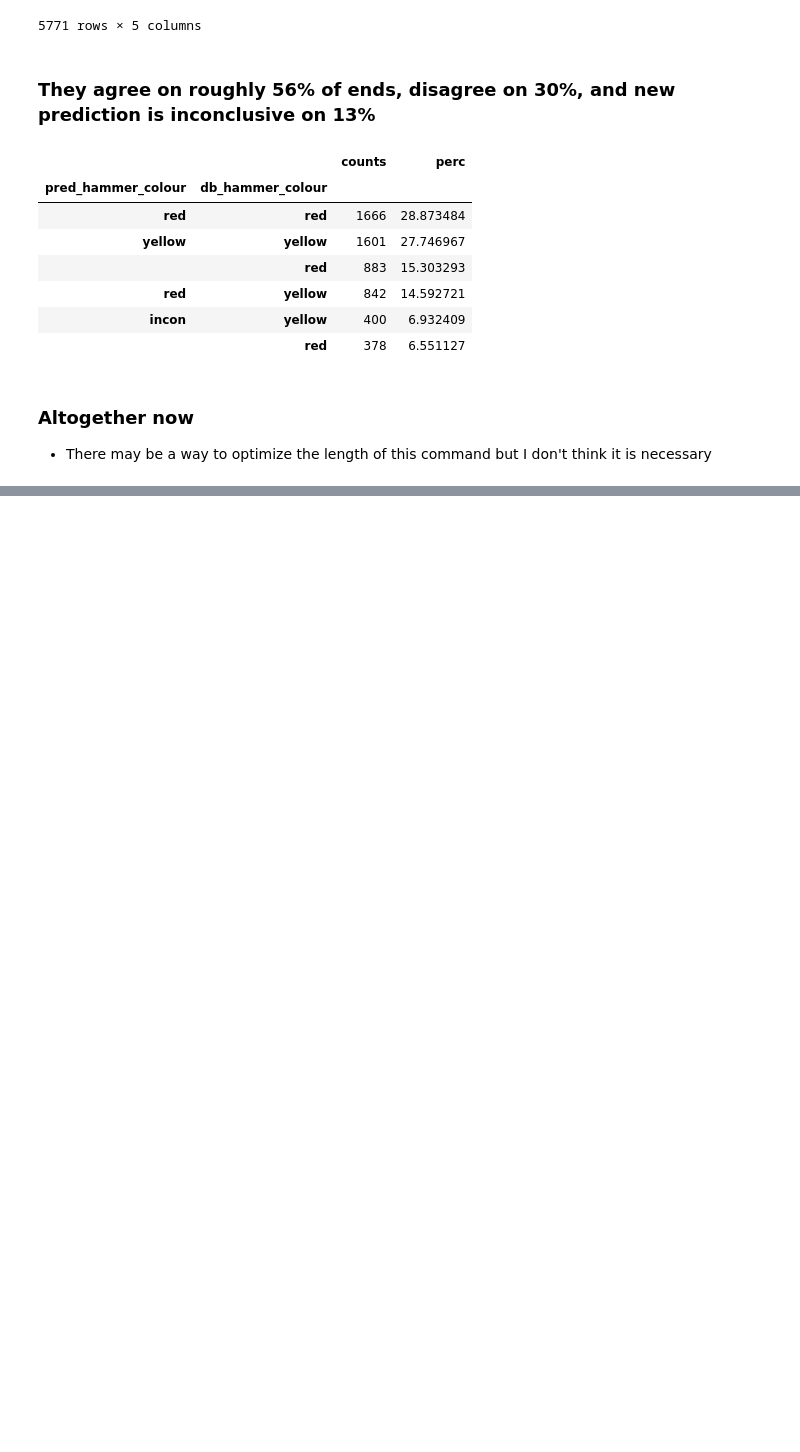
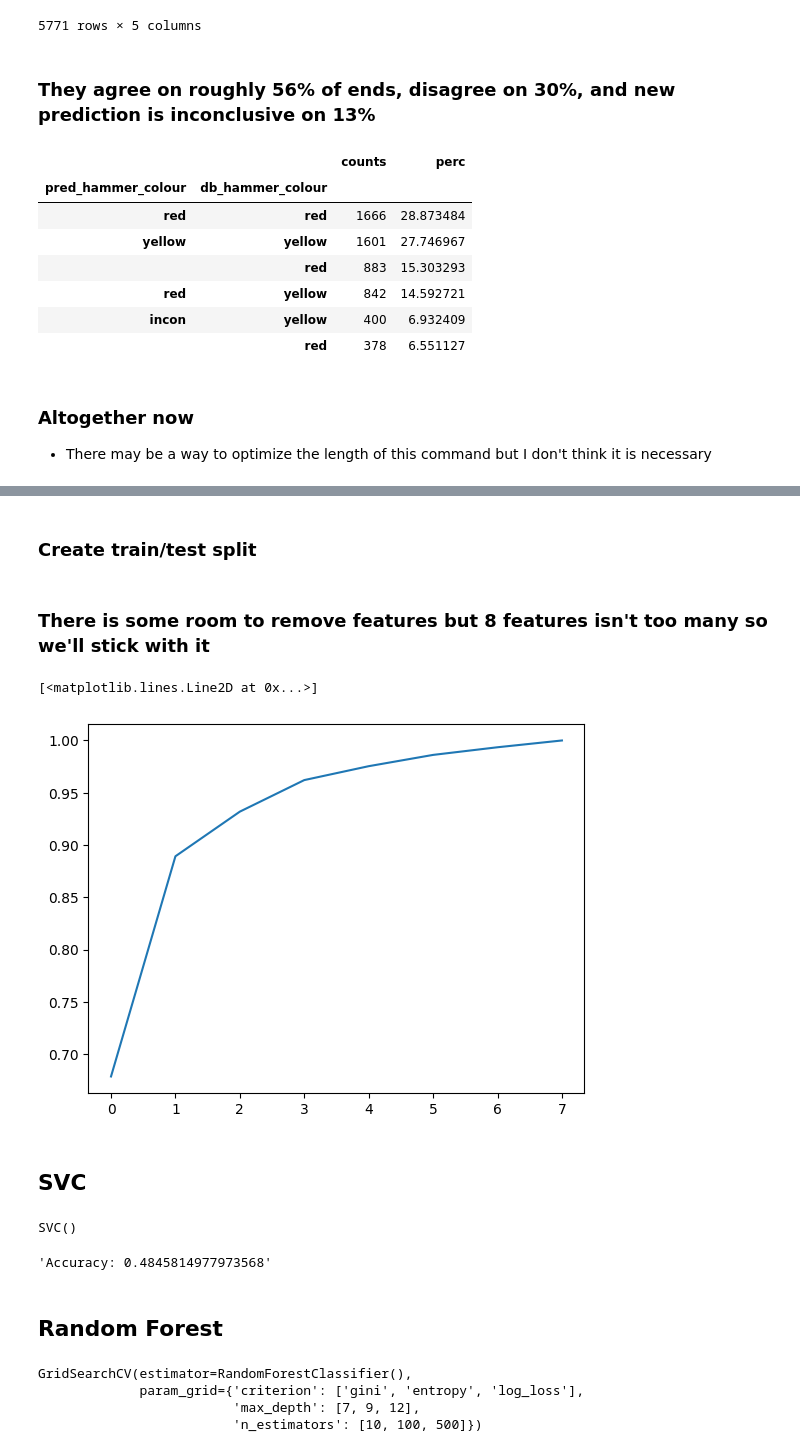
Before and after one commit to NWNHT/curling, a Jupyter notebook: src/predictions.ipynb, the cells around one changed output, grey strips where cells are left out. Drawn from its saved outputs; the diff is of its cells as text; code cells hidden in the pictures; blank space fills up the shorter version.

Commit message:
Some testing with sklearn and updating the readme.

```diff
--- a/src/predictions.ipynb
+++ b/src/predictions.ipynb
@@ -962,0 +1147,12 @@ pd.DataFrame({'counts': pred_colours[['pred_hammer_colour']].value_counts(), 'pe
+# %%
+# Find all matches with 8 players listed
+complete_matches = game_players.groupby('match_id')['player'].count().where(lambda x: x == 8).dropna().index.values
+# Filter the matches and players by the above list
+game_players = game_players[game_players.match_id.isin(complete_matches)].reset_index(drop=True)
+# Combine the players with their ratings
+game_players = game_players.merge(player_ratings, how='left')
+# Identify the player/team of the player and add column
+game_players = game_players.sort_values(['match_id', 'rel_team', 'mean_rating']).reset_index(drop=True)
+game_players['player_iden'] = game_players.apply(lambda x: f"player_{x.name % 8}", axis=1)
+#.reset_index(drop=True).reset_index().apply(lambda x: f"player_{x['index'] % 8}", axis=1)
+game_players.head(30)
@@ -962,0 +1179,4 @@ pd.DataFrame({'counts': pred_colours[['pred_hammer_colour']].value_counts(), 'pe
+# %%
+data = game_players.pivot_table(index='match_id', columns='player_iden', values='mean_rating').dropna()
+data = data.merge(winner_list, left_index=True, right_index=True)
+data
@@ -962,0 +1197,49 @@ pd.DataFrame({'counts': pred_colours[['pred_hammer_colour']].value_counts(), 'pe
+# %% [markdown]
+### Create train/test split
+# %%
+from sklearn.model_selection import train_test_split
+
+features = [f"player_{x}" for x in range(8)]
+target = 'winner'
+
+X_train, X_test, y_train, y_test = train_test_split(data[features], data[target], train_size=0.8)
+# %% [markdown]
+### There is some room to remove features but 8 features isn't too many so we'll stick with it
+# %%
+from sklearn.decomposition import PCA
+
+pca = PCA()
+pca.fit(X_train)
+plt.plot(np.cumsum(pca.explained_variance_ratio_))
+# %% [output]
+[<matplotlib.lines.Line2D at 0x...>]
+[figure, added]
+# %% [markdown]
+## SVC
+# %%
+from sklearn.svm import SVC
+from sklearn.model_selection import GridSearchCV
+
+svc = SVC()
+svc.fit(X_train, y_train)
+# %% [output]
+SVC()
+# %%
+pred = svc.predict(X_test)
+f"Accuracy: {sum((pred == y_test)) / len(pred)}"
+# %% [output]
+'Accuracy: 0.4845814977973568'
+# %% [markdown]
+## Random Forest
+# %%
+from sklearn.ensemble import RandomForestClassifier
+
+params = {'n_estimators': [10, 100, 500], 'criterion': ['gini', 'entropy', 'log_loss'], 'max_depth': [7, 9, 12]}
+rfcgs = GridSearchCV(RandomForestClassifier(), params)
+rfc = RandomForestClassifier(n_estimators=1000)
+rfcgs.fit(X_train, y_train)
+# %% [output]
+GridSearchCV(estimator=RandomForestClassifier(),
+             param_grid={'criterion': ['gini', 'entropy', 'log_loss'],
+                         'max_depth': [7, 9, 12],
+                         'n_estimators': [10, 100, 500]})
```
Also changed, not shown: parts of 31 cells of this notebook, 10 other files.
